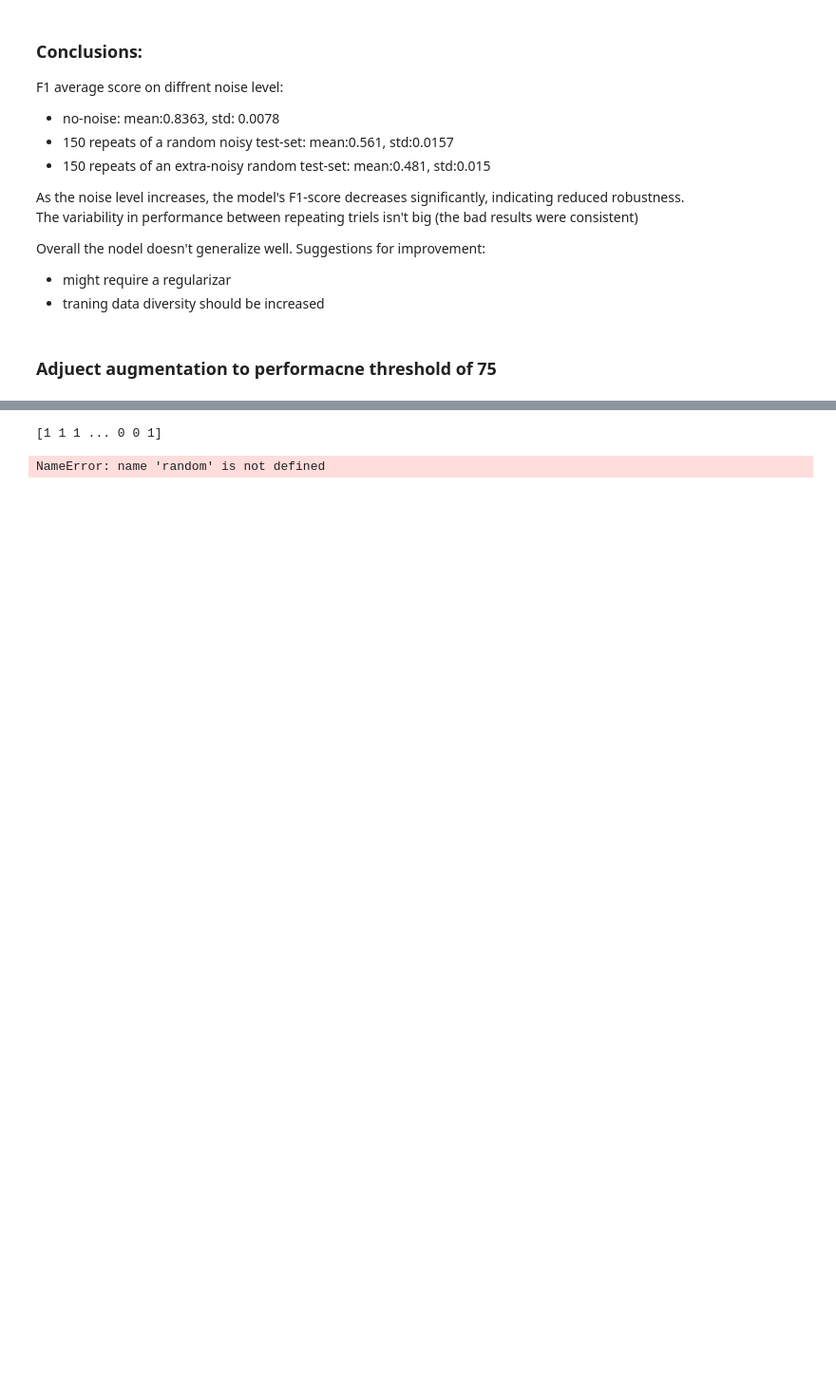
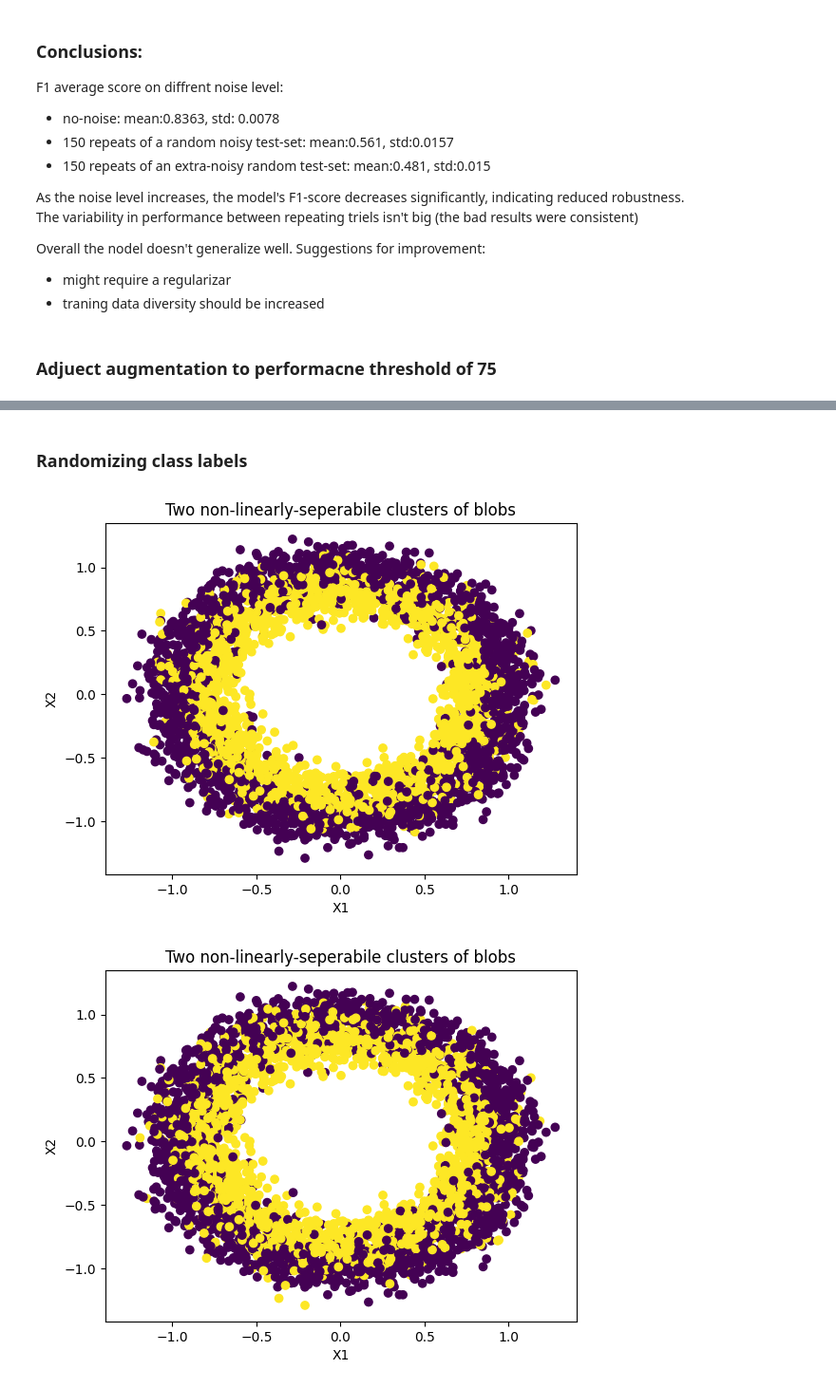
Before and after one commit to mcolesh/ds_playground, a Jupyter notebook: app_notebook.ipynb, the cells around one changed output, grey strips where cells are left out. Shown at 95% size. Saved outputs shown, nothing was run; the diff lists cells and outputs as text; code cells hidden in the pictures; blank space fills up the shorter version.

```diff
--- a/app_notebook.ipynb
+++ b/app_notebook.ipynb
@@ -455,20 +456,47 @@ F1-score over k iterations (f1_mean,f1_std): (0.6994491706010505, 0.014605593251
 the noiseiest data for accuracy value > 0.75 is 0.10526315789473684
-# %%
-def randomizing_class_label(random_level = 0):
-    # Generate the original Circular dataset
-    X, y = datasets.make_circles(5000,noise=0.1, random_state=123)
-    # Train an SVM on the original dataset
-    X_train, X_test, y_train, y_test = train_test_split(X, y, test_size=0.2, random_state=42)
-    svm_model = SVC(kernel=kernel)
-    svm_model.fit(X_train, y_train)
-    print(y_train)
-    random.shuffle(y_train[0:5])
-    print(y_train)
-    random.shuffle(y_train[0:5])
-    print(y_train)
-
-
-randomizing_class_label()
-# %% [output]
-[1 1 1 ... 0 0 1]
-NameError: name 'random' is not defined
+# %% [markdown]
+### Randomizing class labels
+# %%
+def randomizing_class_label(random_level = 0):
+    if random_level > 1:
+        return
+    X, y = datasets.make_circles(5000, noise=0.1, random_state=123)
+    X_train, X_test, y_train, y_test = train_test_split(X, y, test_size=0.2, random_state=42)
+
+    # Shuffle a fraction of `y_train`
+    y_train_shuffled = copy.deepcopy(y_train)  # Ensure it is writabl
+
+    # Determine number of items to shuffle
+    number_of_items_to_shuffle = int(len(y_train_shuffled) * random_level)
+    indices_to_shuffle = np.random.choice(len(y_train_shuffled), number_of_items_to_shuffle, replace=False)
+
+    # Shuffle the labels at the specified indices
+    y_train_shuffled[indices_to_shuffle] = np.random.permutation(y_train_shuffled[indices_to_shuffle])
+
+    new_model = SVC(kernel='rbf')
+    new_model.fit(X_train, y_train_shuffled)
+
+    #split samples according to binarry classification
+    plt.scatter(X_train[:, 0], X_train[:, 1], marker="o", c=y_train_shuffled)
+    plt.title('Two non-linearly-seperabile clusters of blobs')
+    plt.xlabel('X1')
+    plt.ylabel('X2')
+    plt.show()
+
+    y_predict = new_model.predict(X_test)
+    f1 = f1_score(y_test, y_predict)
+    return np.mean(f1)
+
+random_levels = [0.15, 0.25, 0.5, 0.8]
+f1_scores = []
+for random_level in random_levels:
+    f1_scores.append(randomizing_class_label(random_level))
+
+plt.title('Misclassification effect on model performance')
+plt.xlabel('Level of suffled labels on trained data (in %)')
+plt.ylabel('F1-score of the model')
+plt.plot(random_levels,f1_scores, marker='o', linestyle='-')
+plt.show()
+# %% [output]
+[figure, added]
+[figure, added]
```
Also changed, not shown: parts of 13 cells of this notebook.
